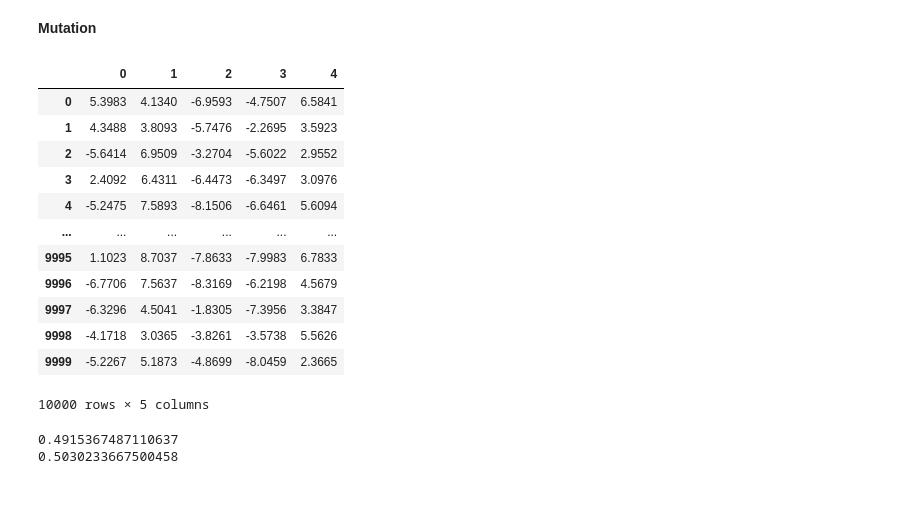
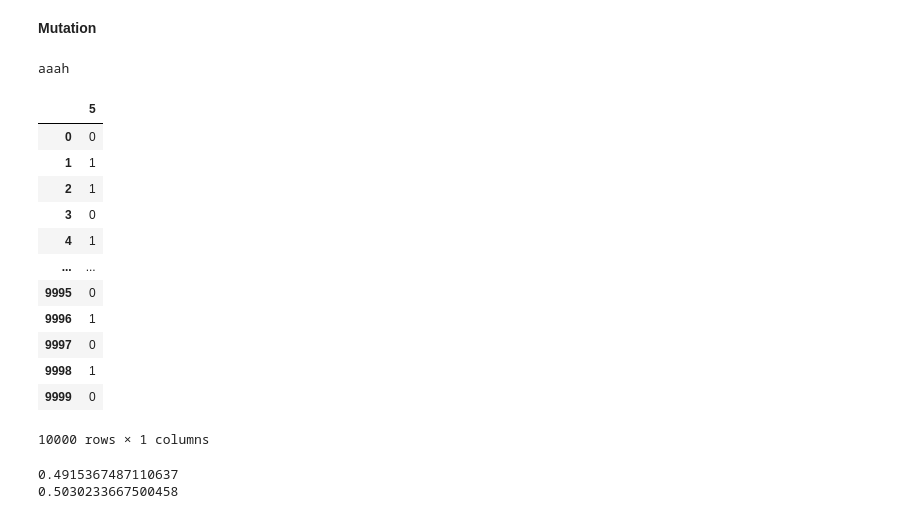
Before and after one commit to AdJansen/Artificial-Immune-System-For-Class-Imbalance, a Jupyter notebook: AIS.ipynb, the cells around one changed output. Saved outputs shown, nothing was run; the diff lists cells and outputs as text; code cells hidden in the pictures.

```diff
--- a/AIS.ipynb
+++ b/AIS.ipynb
@@ -257,11 +257,16 @@ def distance( x, y, metric):
 **Mutation**
 # %%
 def mutatePopulation (antiPopulation, bounds, binaryColumns : list):
+    #antiPopulation is the population of antibodies to be mutated
+    #bounds is a dictionary of the bounds of each column in the population
+    #binaryColumns is a list of the columns that are binary
+    #returns a new mutated population of antibodies
+    antiPopulation = antiPopulation.copy()
     for col in antiPopulation:
         if col in binaryColumns: #Binary Columns must be handled differently than continuous
+
             antiPopulation[col] = antiPopulation[col].map(lambda x : (random.randint(0,1)))
         else:
-
             bnd_range = bounds[col][1] - bounds[col][0] #total range of bounds is high - low
 
             #Setting the low and high bounds to be centered around 0
@@ -324,22 +329,23 @@ columns2_drop = columns2.pop(-1)
 
 labels2 = pop2.drop(columns2, axis=1)
 pop2 = pop2.drop(columns2_drop, axis=1)
-# %%
-pop2
-# %% [output]
-|  | 0 | 1 | 2 | 3 | 4 |
-| 0 | 5.3983 | 4.1340 | -6.9593 | -4.7507 | 6.5841 |
-| 1 | 4.3488 | 3.8093 | -5.7476 | -2.2695 | 3.5923 |
-| 2 | -5.6414 | 6.9509 | -3.2704 | -5.6022 | 2.9552 |
-| 3 | 2.4092 | 6.4311 | -6.4473 | -6.3497 | 3.0976 |
-| 4 | -5.2475 | 7.5893 | -8.1506 | -6.6461 | 5.6094 |
-| ... | ... | ... | ... | ... | ... |
-| 9995 | 1.1023 | 8.7037 | -7.8633 | -7.9983 | 6.7833 |
-| 9996 | -6.7706 | 7.5637 | -8.3169 | -6.2198 | 4.5679 |
-| 9997 | -6.3296 | 4.5041 | -1.8305 | -7.3956 | 3.3847 |
-| 9998 | -4.1718 | 3.0365 | -3.8261 | -3.5738 | 5.5626 |
-| 9999 | -5.2267 | 5.1873 | -4.8699 | -8.0459 | 2.3665 |
-10000 rows × 5 columns
+# %%
+mutatePopulation(labels1, bounds1, ['5'])
+# %% [output]
+aaah
+|  | 5 |
+| 0 | 0 |
+| 1 | 1 |
+| 2 | 1 |
+| 3 | 0 |
+| 4 | 1 |
+| ... | ... |
+| 9995 | 0 |
+| 9996 | 1 |
+| 9997 | 0 |
+| 9998 | 1 |
+| 9999 | 0 |
+10000 rows × 1 columns
 # %%
 score1 = fmean(fitness(svm.SVC(random_state=0), pop1, labels1.values.ravel(), 5, 'f1_macro'))
 score2 = fmean(fitness(svm.SVC(random_state=0), pop2, labels2.values.ravel(), 5, 'f1_macro'))
```
Also changed, not shown: parts of 1 cell of this notebook.
